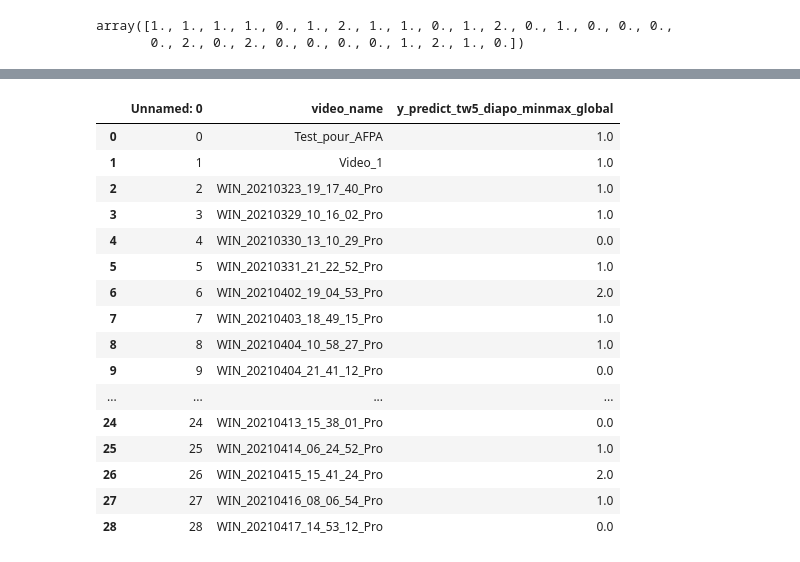
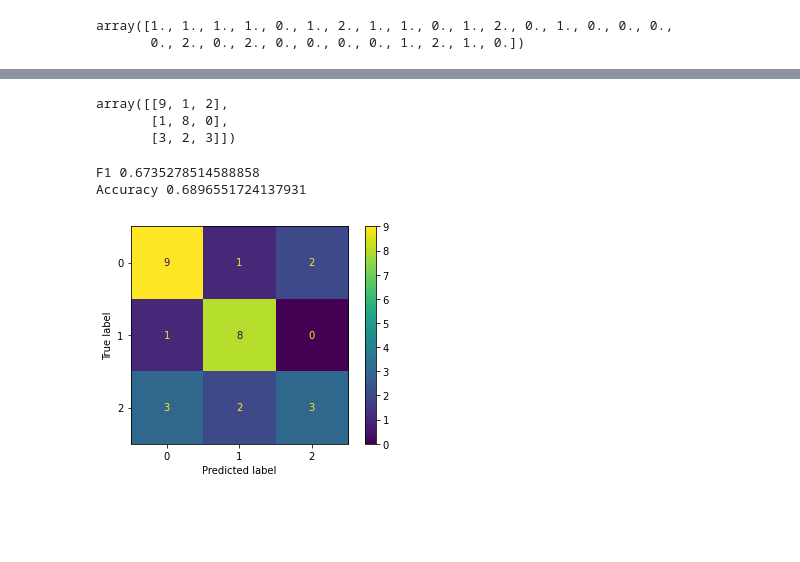
Before and after one commit to Projet-Fil-Rouge-AFPA/filrouge, a Jupyter notebook: Notebook_Valentina3_final_5s_diapo_glob.ipynb, the cells around one changed output, grey strips where cells are left out. Drawn from its saved outputs; the diff is of its cells as text; code cells hidden in the pictures; blank space fills up the shorter version.

```diff
--- a/Notebook_Valentina3_final_5s_diapo_glob.ipynb
+++ b/Notebook_Valentina3_final_5s_diapo_glob.ipynb
@@ -661,22 +667,30 @@ df_global_5tw_minmax
 df_global_5tw_minmax.to_csv('all_features_tw5_diapo_minmax_global.csv')
 # %%
 predictions_best = pd.read_csv('all_features_tw5_diapo_minmax_global.csv')
-predictions_best
+predictions_best = predictions_best.drop("Unnamed: 0", axis = 1)
-# %% [output]
-|  | Unnamed: 0 | video_name | y_predict_tw5_diapo_minmax_global |
-| 0 | 0 | Test_pour_AFPA | 1.0 |
-| 1 | 1 | Video_1 | 1.0 |
-| 2 | 2 | WIN_20210323_19_17_40_Pro | 1.0 |
-| 3 | 3 | WIN_20210329_10_16_02_Pro | 1.0 |
-| 4 | 4 | WIN_20210330_13_10_29_Pro | 0.0 |
-| 5 | 5 | WIN_20210331_21_22_52_Pro | 1.0 |
-| 6 | 6 | WIN_20210402_19_04_53_Pro | 2.0 |
-| 7 | 7 | WIN_20210403_18_49_15_Pro | 1.0 |
-| 8 | 8 | WIN_20210404_10_58_27_Pro | 1.0 |
-| 9 | 9 | WIN_20210404_21_41_12_Pro | 0.0 |
-| ... | ... | ... | ... |
-| 24 | 24 | WIN_20210413_15_38_01_Pro | 0.0 |
-| 25 | 25 | WIN_20210414_06_24_52_Pro | 1.0 |
-| 26 | 26 | WIN_20210415_15_41_24_Pro | 2.0 |
-| 27 | 27 | WIN_20210416_08_06_54_Pro | 1.0 |
-| 28 | 28 | WIN_20210417_14_53_12_Pro | 0.0 |
+# %%
+y_pred = predictions_best["y_predict_tw5_diapo_minmax_global"]
+# %%
+y_true = Xy.reset_index()['stress_global']
+# %%
+from sklearn.metrics import confusion_matrix
+cm = confusion_matrix(y_true, y_pred)
+cm
+# %% [output]
+array([[9, 1, 2],
+       [1, 8, 0],
+       [3, 2, 3]])
+# %%
+from sklearn.metrics import f1_score
+print("F1 " + str(f1_score(y_true, y_pred, average='weighted')))
+from sklearn.metrics import accuracy_score
+print("Accuracy " + str(accuracy_score(y_true, y_pred)))
+# %% [output]
+F1 0.6735278514588858
+Accuracy 0.6896551724137931
+# %%
+from sklearn.metrics import confusion_matrix, ConfusionMatrixDisplay
+disp = ConfusionMatrixDisplay(confusion_matrix=cm)
+disp.plot();
+# %% [output]
+[figure, added]
```
Also changed, not shown: parts of 6 cells of this notebook, 5 other files.
